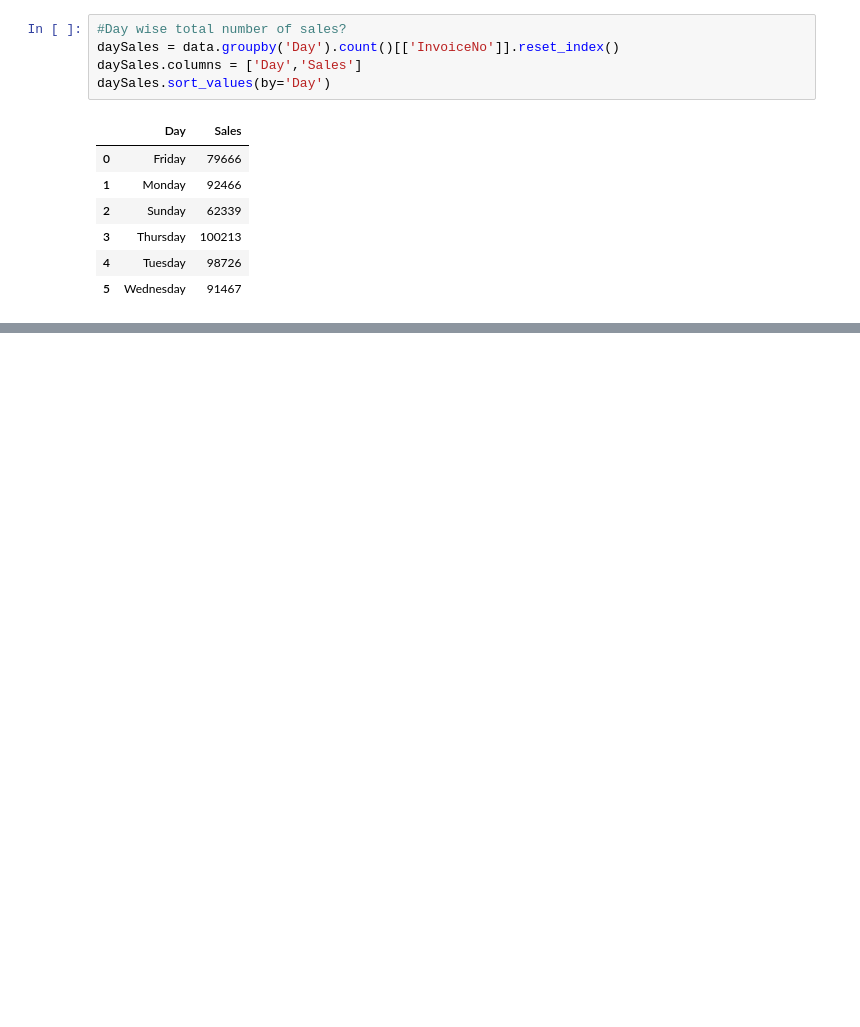
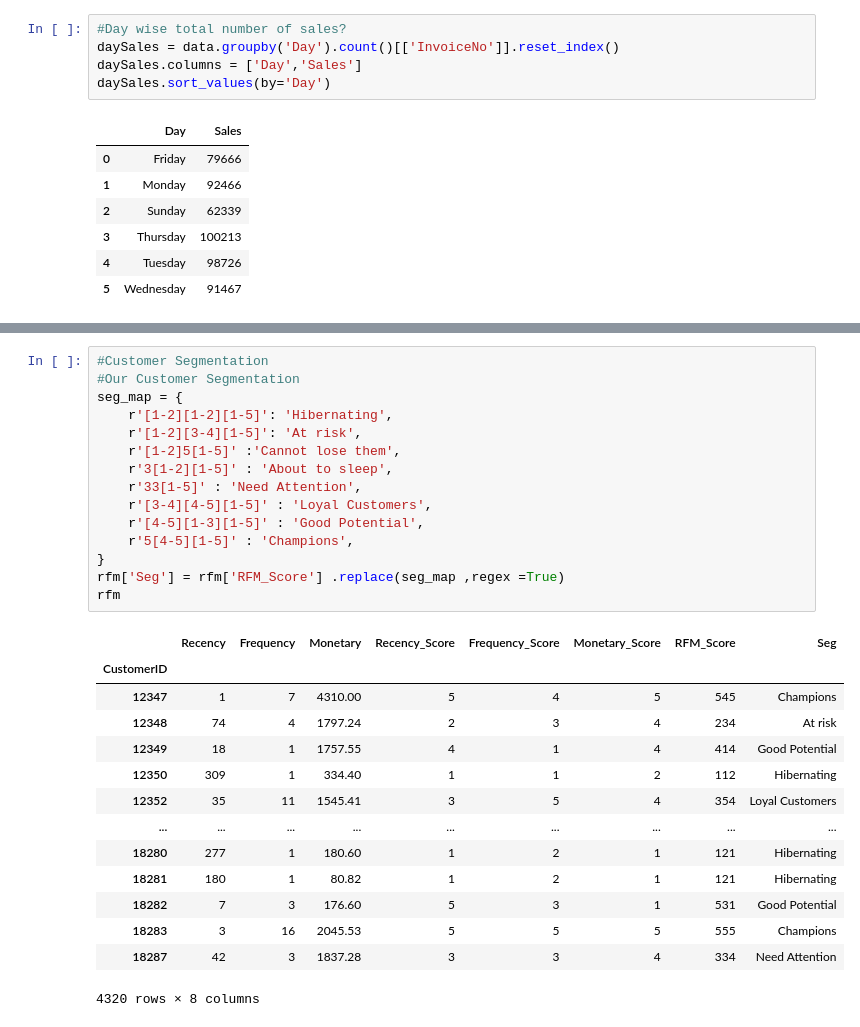
Before and after one commit to girish-kumar-l/data-analytics, a Jupyter notebook: E_commerce.ipynb, the cells around one changed output, grey strips where cells are left out. Drawn from its saved outputs; the diff is of its cells as text; blank space fills up the shorter version.

```diff
--- a/E_commerce.ipynb
+++ b/E_commerce.ipynb
@@ -314,0 +377,30 @@ daySales.sort_values(by='Day')
+# %%
+#Customer Segmentation
+#Our Customer Segmentation
+seg_map = {
+    r'[1-2][1-2][1-5]': 'Hibernating',
+    r'[1-2][3-4][1-5]': 'At risk',
+    r'[1-2]5[1-5]' :'Cannot lose them',
+    r'3[1-2][1-5]' : 'About to sleep',
+    r'33[1-5]' : 'Need Attention',
+    r'[3-4][4-5][1-5]' : 'Loyal Customers',
+    r'[4-5][1-3][1-5]' : 'Good Potential',
+    r'5[4-5][1-5]' : 'Champions',
+}
+rfm['Seg'] = rfm['RFM_Score'] .replace(seg_map ,regex =True)
+rfm
+# %% [output]
+|  | Recency | Frequency | Monetary | Recency_Score | Frequency_Score | Monetary_Score | RFM_Score | Seg |
+| CustomerID |  |  |  |  |  |  |  |  |
+| 12347 | 1 | 7 | 4310.00 | 5 | 4 | 5 | 545 | Champions |
+| 12348 | 74 | 4 | 1797.24 | 2 | 3 | 4 | 234 | At risk |
+| 12349 | 18 | 1 | 1757.55 | 4 | 1 | 4 | 414 | Good Potential |
+| 12350 | 309 | 1 | 334.40 | 1 | 1 | 2 | 112 | Hibernating |
+| 12352 | 35 | 11 | 1545.41 | 3 | 5 | 4 | 354 | Loyal Customers |
+| ... | ... | ... | ... | ... | ... | ... | ... | ... |
+| 18280 | 277 | 1 | 180.60 | 1 | 2 | 1 | 121 | Hibernating |
+| 18281 | 180 | 1 | 80.82 | 1 | 2 | 1 | 121 | Hibernating |
+| 18282 | 7 | 3 | 176.60 | 5 | 3 | 1 | 531 | Good Potential |
+| 18283 | 3 | 16 | 2045.53 | 5 | 5 | 5 | 555 | Champions |
+| 18287 | 42 | 3 | 1837.28 | 3 | 3 | 4 | 334 | Need Attention |
+4320 rows × 8 columns
```
Also changed, not shown: parts of 6 cells of this notebook.
